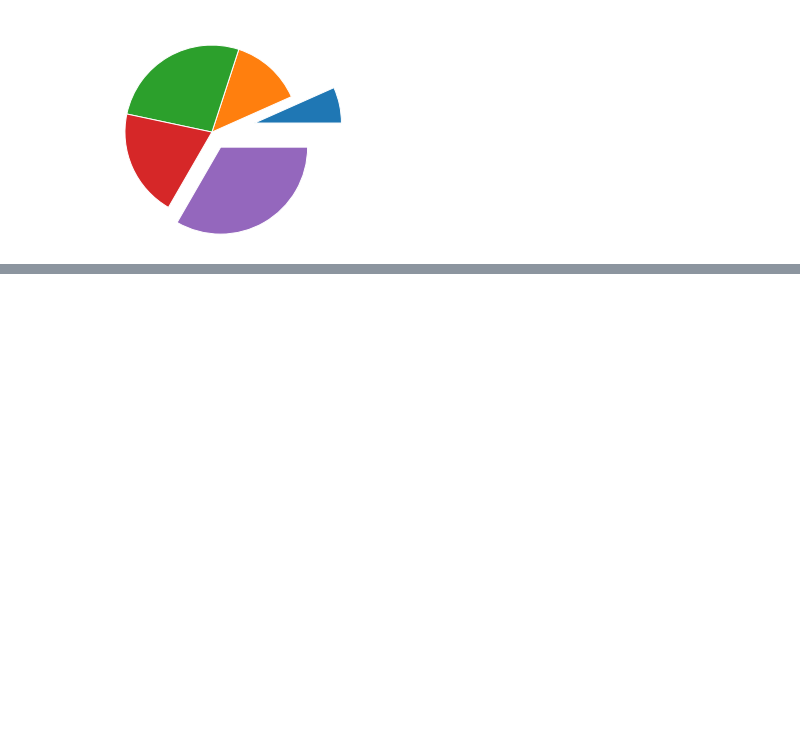
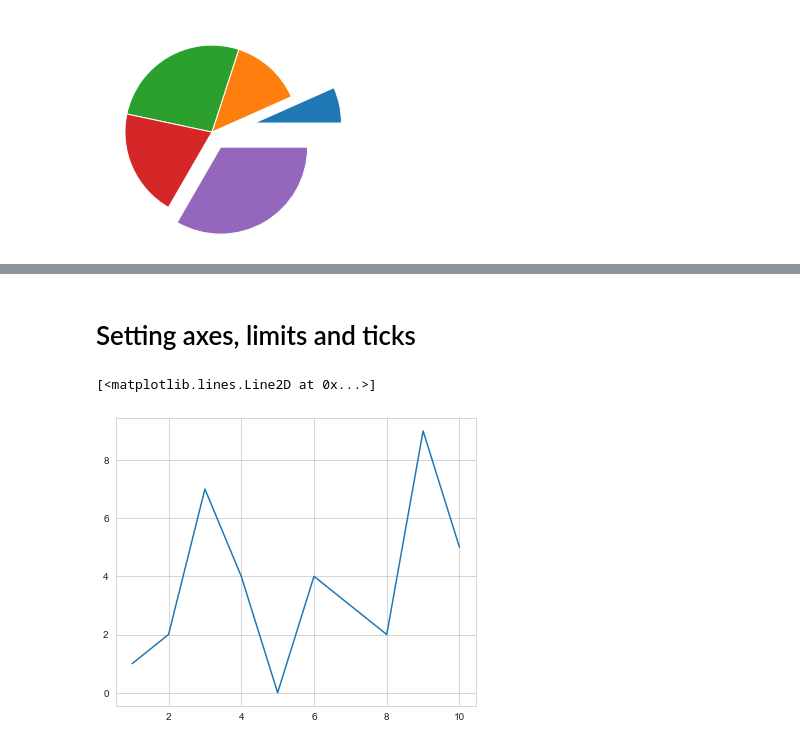
Before and after one commit to VaighundaSubash/MachineLearning, a Jupyter notebook: DataVisualization/MATPLOTLIB-datavisualization.ipynb, the cells around one changed output, grey strips where cells are left out. Cells and saved outputs as stored; diff of their text form; code cells hidden in the pictures; blank space fills up the shorter version.

```diff
--- a/DataVisualization/MATPLOTLIB-datavisualization.ipynb
+++ b/DataVisualization/MATPLOTLIB-datavisualization.ipynb
@@ -148,0 +165,18 @@ plt.show()
+# %% [markdown]
+# Setting axes, limits and ticks
+# %%
+x = [1,2,3,4,5,6,7,8,9,10]
+y = [1,2,7,4,0,4,3,2,9,5]
+#Creating the Canvas
+fig = plt.figure()
+#Adding Axes
+ax = fig.add_axes([0,0,1,1])
+#ax.set_xlim([2,7]) #set xlimit
+#ax.set_ylim([0,5]) #set ylimit
+#ax.set_xticks([1,2,3,4,5,7,10])
+#ax.set_yticks([0,1,2,3,4,5,8.5,max(y)])
+#Ploting on the Axes
+ax.plot(x,y)
+# %% [output]
+[<matplotlib.lines.Line2D at 0x...>]
+[figure, added]
```
Also changed, not shown: parts of 15 cells of this notebook.
